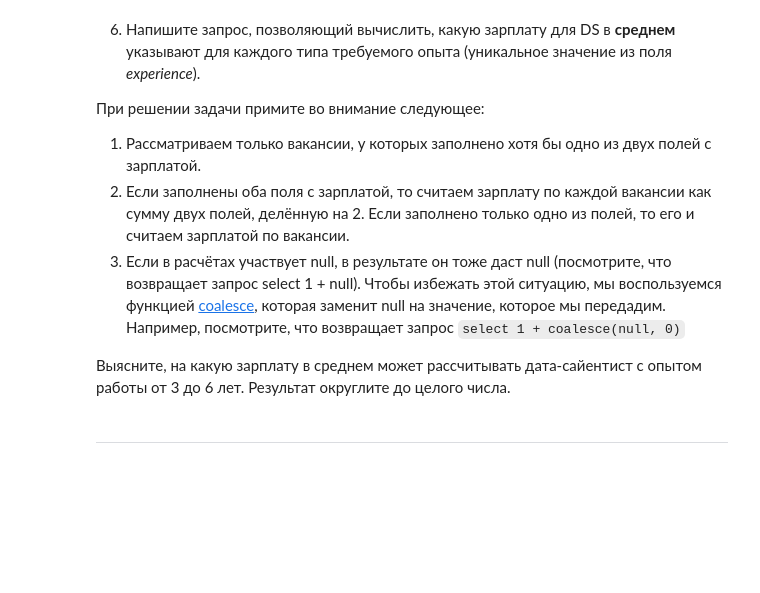
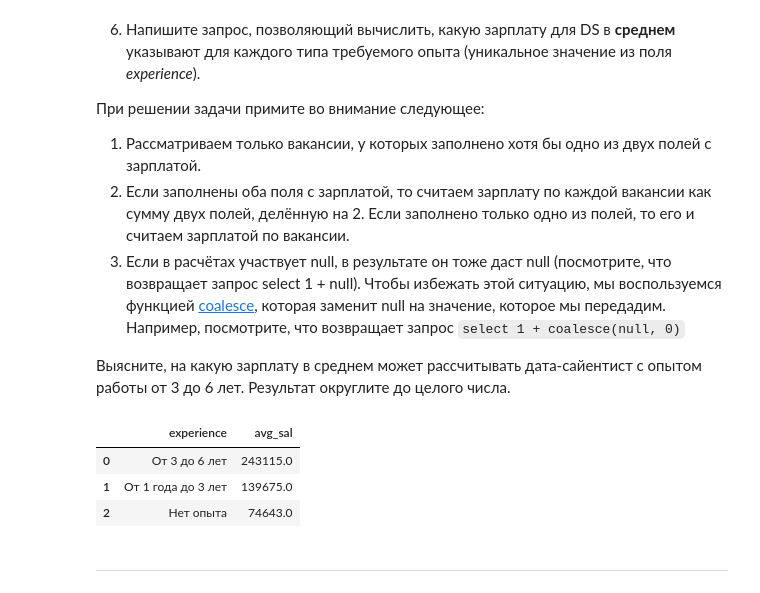
Before and after one commit to ssiarhei115/Vacancies-analysis, a Jupyter notebook: Project_2_template.ipynb, the cells around one changed output. Cells and saved outputs as stored; diff of their text form; code cells hidden in the pictures; blank space fills up the shorter version.

```diff
--- a/Project_2_template.ipynb
+++ b/Project_2_template.ipynb
@@ -553,6 +573,37 @@ display(df['avg'].iloc[0].round(2))
 
 Выясните, на какую зарплату в среднем может рассчитывать дата-сайентист с опытом работы от 3 до 6 лет. Результат округлите до целого числа.
 # %%
-# текст запроса
+query_6_6 = f'''
+with ds as (
+    select *
+    from vacancies
+    where
+        (
+        lower(name) like '%data%scientist%' or
+        lower(name) like '%data%science%' or
+        lower(name) like '%исследователь%данных%' or
+        (name like '%ML%' and name not like '%HTML%') or
+        lower(name) like '%machine%learning%' or
+        lower(name) like '%машинн%обучен%')
+),
+avg_salary as (
+select *,
+    case
+        when (salary_from is not null and salary_to is not null) then (salary_from + salary_to) / 2
+        else coalesce(salary_from, 0) + coalesce(salary_to, 0) end as salary
+from ds
+where salary_from is not null or salary_to is not null
+)
+select experience, round(avg(salary)::numeric, 0) avg_sal
+from avg_salary
+group by experience
+'''
+df = pd.read_sql(sa.text(query_6_6), engine)
+display(df)
+# %% [output]
+|  | experience | avg_sal |
+| 0 | От 3 до 6 лет | 243115.0 |
+| 1 | От 1 года до 3 лет | 139675.0 |
+| 2 | Нет опыта | 74643.0 |
 # %%
 # результат запроса
```
Also changed, not shown: parts of 43 cells of this notebook.
